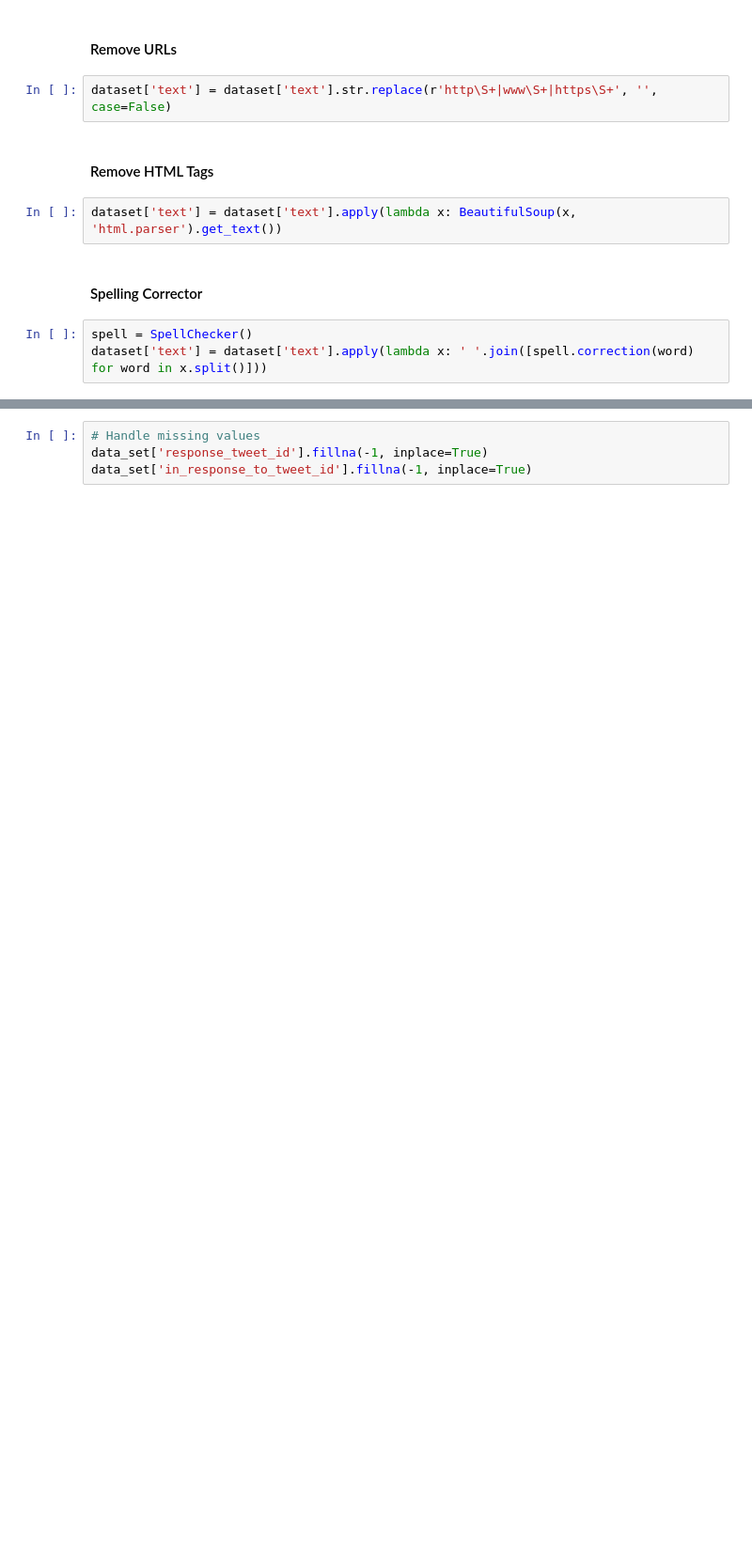
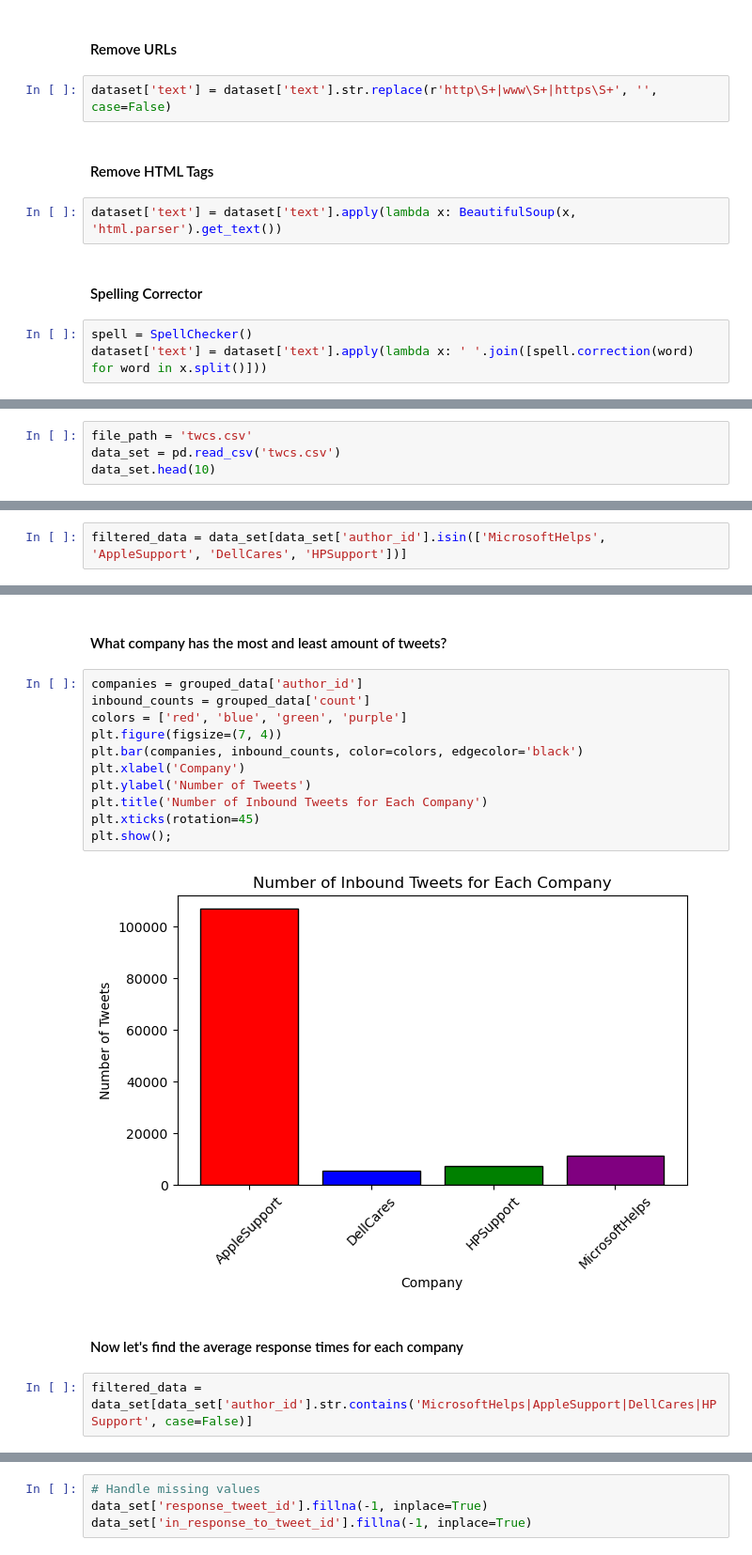
Before and after one commit to efloresz/Data-NotebookEF, a Jupyter notebook: FloresPortfolio .ipynb, the cells around one changed output, grey strips where cells are left out. Shown at 94% size. Cells and saved outputs as stored; diff of their text form; blank space fills up the shorter version.

```diff
--- a/FloresPortfolio .ipynb
+++ b/FloresPortfolio .ipynb
@@ -215,0 +372,4 @@ American Airlines and Delta
+# %%
+file_path = 'twcs.csv'
+data_set = pd.read_csv('twcs.csv')
+data_set.head(10)
@@ -215,0 +394,2 @@ American Airlines and Delta
+# %%
+filtered_data = data_set[data_set['author_id'].isin(['MicrosoftHelps', 'AppleSupport', 'DellCares', 'HPSupport'])]
@@ -215,0 +447,19 @@ American Airlines and Delta
+# %% [markdown]
+#### What company has the most and least amount of tweets?
+# %%
+companies = grouped_data['author_id']
+inbound_counts = grouped_data['count']
+colors = ['red', 'blue', 'green', 'purple']
+plt.figure(figsize=(7, 4))
+plt.bar(companies, inbound_counts, color=colors, edgecolor='black')
+plt.xlabel('Company')
+plt.ylabel('Number of Tweets')
+plt.title('Number of Inbound Tweets for Each Company')
+plt.xticks(rotation=45)
+plt.show();
+# %% [output]
+[figure, added]
+# %% [markdown]
+#### Now let's find the average response times for each company
+# %%
+filtered_data = data_set[data_set['author_id'].str.contains('MicrosoftHelps|AppleSupport|DellCares|HPSupport', case=False)]
```
Also changed, not shown: parts of 149 cells of this notebook.
